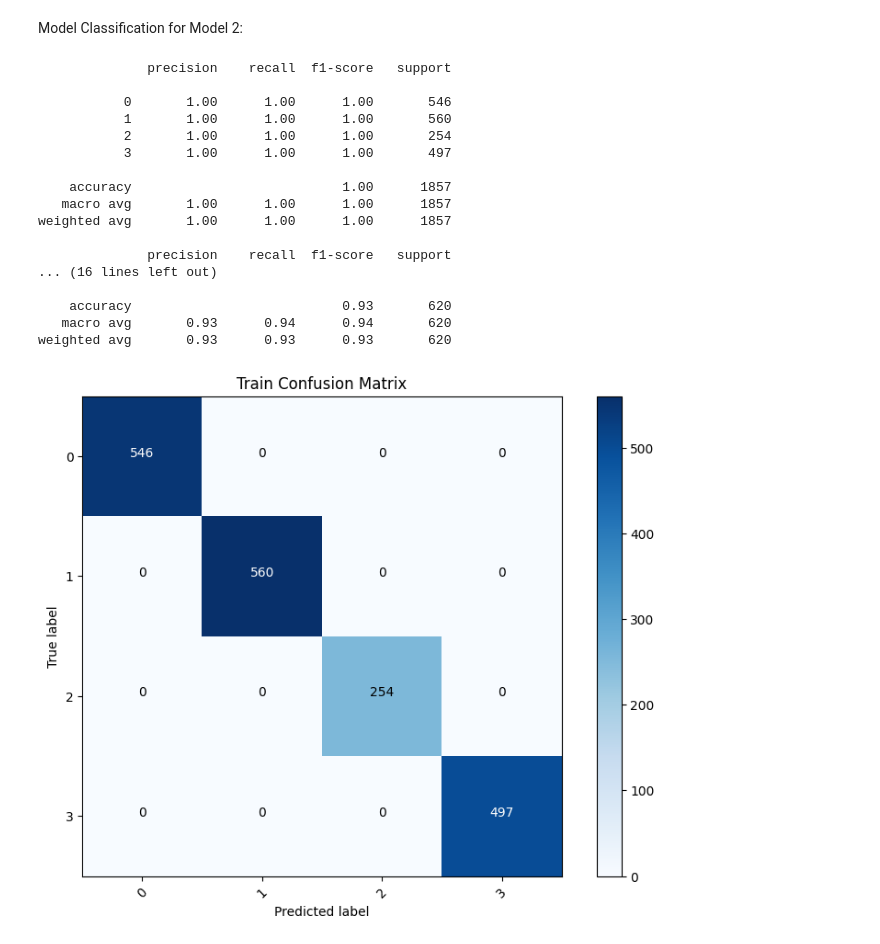
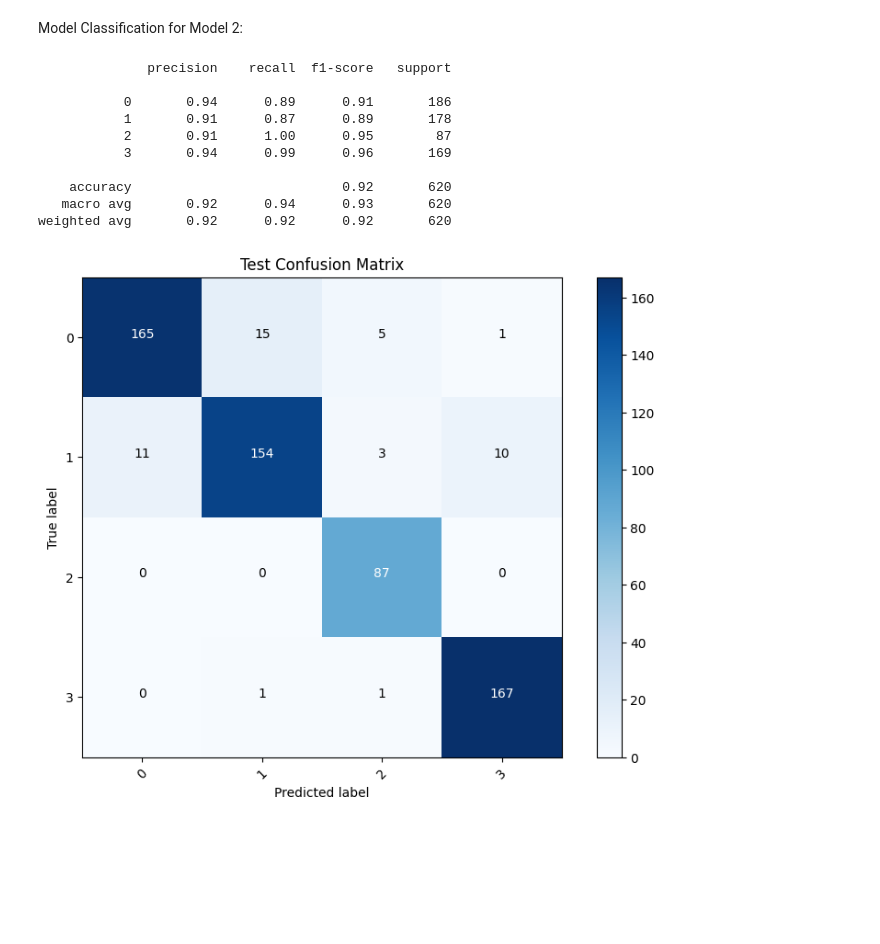
Before and after one commit to Obrin24/DeepLearning_Final_Project, a Jupyter notebook: ML_notebooks/ResNet.ipynb, the cells around one changed output. Saved outputs shown, nothing was run; the diff lists cells and outputs as text; code cells hidden in the pictures; blank space fills up the shorter version.

```diff
--- a/ML_notebooks/ResNet.ipynb
+++ b/ML_notebooks/ResNet.ipynb
@@ -270,34 +264,27 @@ Model Classification for Model 2:
 # %%
 confusion_train = confusion_matrix(train_labels2, train_preds2)
 confusion_val = confusion_matrix(val_labels2, val_preds2)
 confusion_test = confusion_matrix(test_label2, test_preds2)
 
-print(classification_report(train_labels2, train_preds2))
-print(classification_report(val_labels2, val_preds2))
+# print(classification_report(train_labels2, train_preds2))
+# print(classification_report(val_labels2, val_preds2))
 print(classification_report(test_label2, test_preds2))
 
 class_names = [str(i) for i in range(NUM_CLASSES)]  # Update with your class names
-plot_confusion_matrix(confusion_train, class_names, title='Train Confusion Matrix')
-plot_confusion_matrix(confusion_val, class_names, title='Validation Confusion Matrix')
+# plot_confusion_matrix(confusion_train, class_names, title='Train Confusion Matrix')
+# plot_confusion_matrix(confusion_val, class_names, title='Validation Confusion Matrix')
 plot_confusion_matrix(confusion_test, class_names, title='Test Confusion Matrix')
 
 plt.show()
 # %% [output]
               precision    recall  f1-score   support
 
-           0       1.00      1.00      1.00       546
-           1       1.00      1.00      1.00       560
-           2       1.00      1.00      1.00       254
-           3       1.00      1.00      1.00       497
+           0       0.94      0.89      0.91       186
+           1       0.91      0.87      0.89       178
+           2       0.91      1.00      0.95        87
+           3       0.94      0.99      0.96       169
 
-    accuracy                           1.00      1857
-   macro avg       1.00      1.00      1.00      1857
-weighted avg       1.00      1.00      1.00      1857
-
-              precision    recall  f1-score   support
-... (16 lines left out)
-
-    accuracy                           0.93       620
-   macro avg       0.93      0.94      0.94       620
-weighted avg       0.93      0.93      0.93       620
+    accuracy                           0.92       620
+   macro avg       0.92      0.94      0.93       620
+weighted avg       0.92      0.92      0.92       620
-[figure, old version]
+[figure, new version]
```
Also changed, not shown: parts of 10 cells of this notebook, 1 other file.
